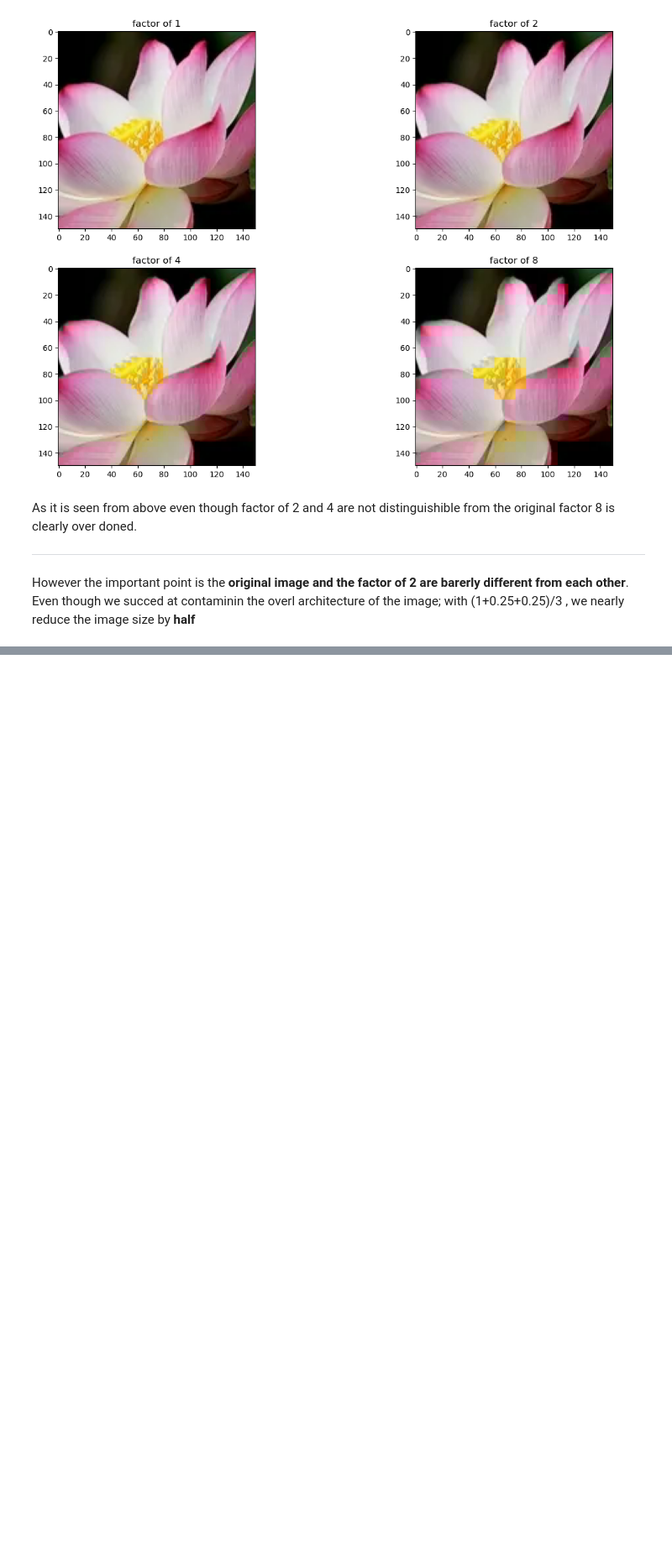
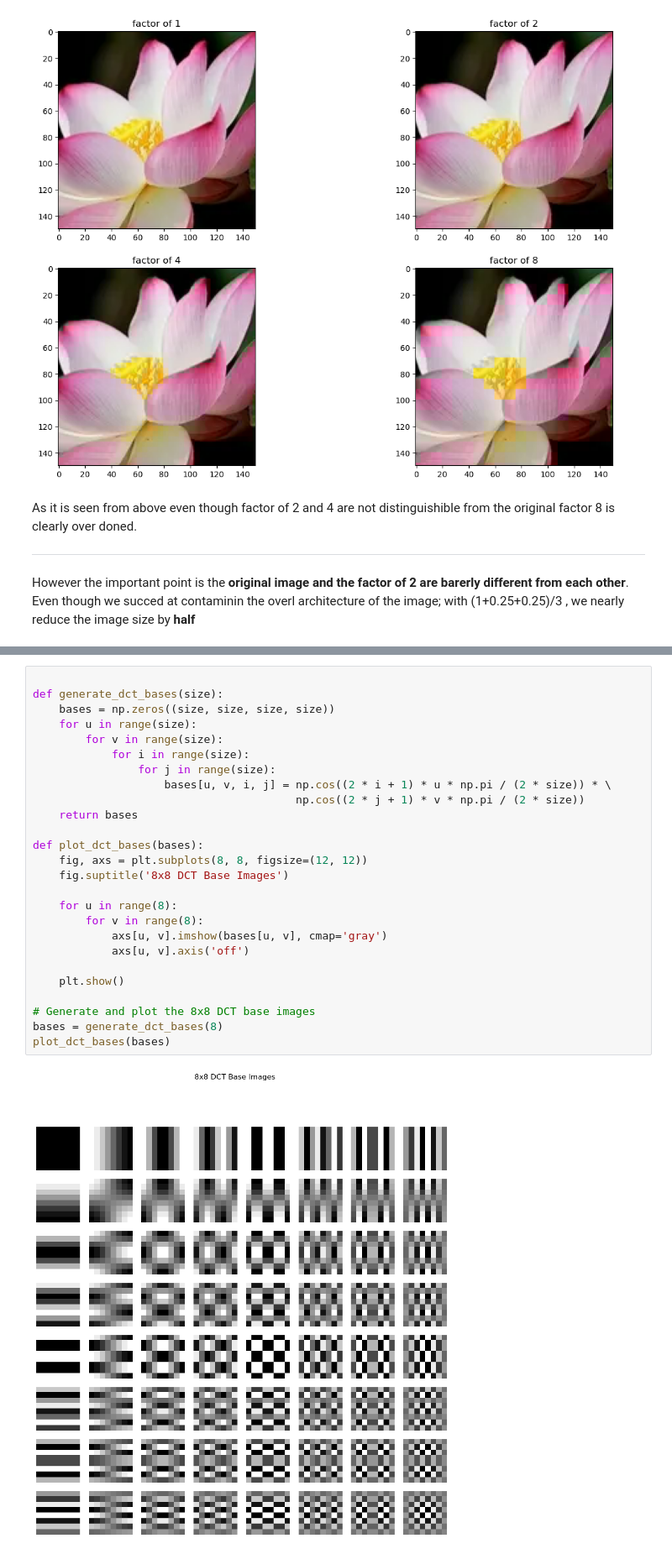
Before and after one commit to MrKerim/JPEG-Compression, a Jupyter notebook: jpeg_procces.ipynb, the cells around one changed output, grey strips where cells are left out. Shown at 84% size. Cells and saved outputs as stored; diff of their text form; blank space fills up the shorter version.

```diff
--- a/jpeg_procces.ipynb
+++ b/jpeg_procces.ipynb
@@ -241,0 +312,28 @@ Even though we succed at contaminin the overl architecture of the image; with (1
+# %%
+
+def generate_dct_bases(size):
+    bases = np.zeros((size, size, size, size))
+    for u in range(size):
+        for v in range(size):
+            for i in range(size):
+                for j in range(size):
+                    bases[u, v, i, j] = np.cos((2 * i + 1) * u * np.pi / (2 * size)) * \
+                                        np.cos((2 * j + 1) * v * np.pi / (2 * size))
+    return bases
+
+def plot_dct_bases(bases):
+    fig, axs = plt.subplots(8, 8, figsize=(12, 12))
+    fig.suptitle('8x8 DCT Base Images')
+
+    for u in range(8):
+        for v in range(8):
+            axs[u, v].imshow(bases[u, v], cmap='gray')
+            axs[u, v].axis('off')
+
+    plt.show()
+
+# Generate and plot the 8x8 DCT base images
+bases = generate_dct_bases(8)
+plot_dct_bases(bases)
+# %% [output]
+[figure, added]
```
Also changed, not shown: parts of 32 cells of this notebook.
